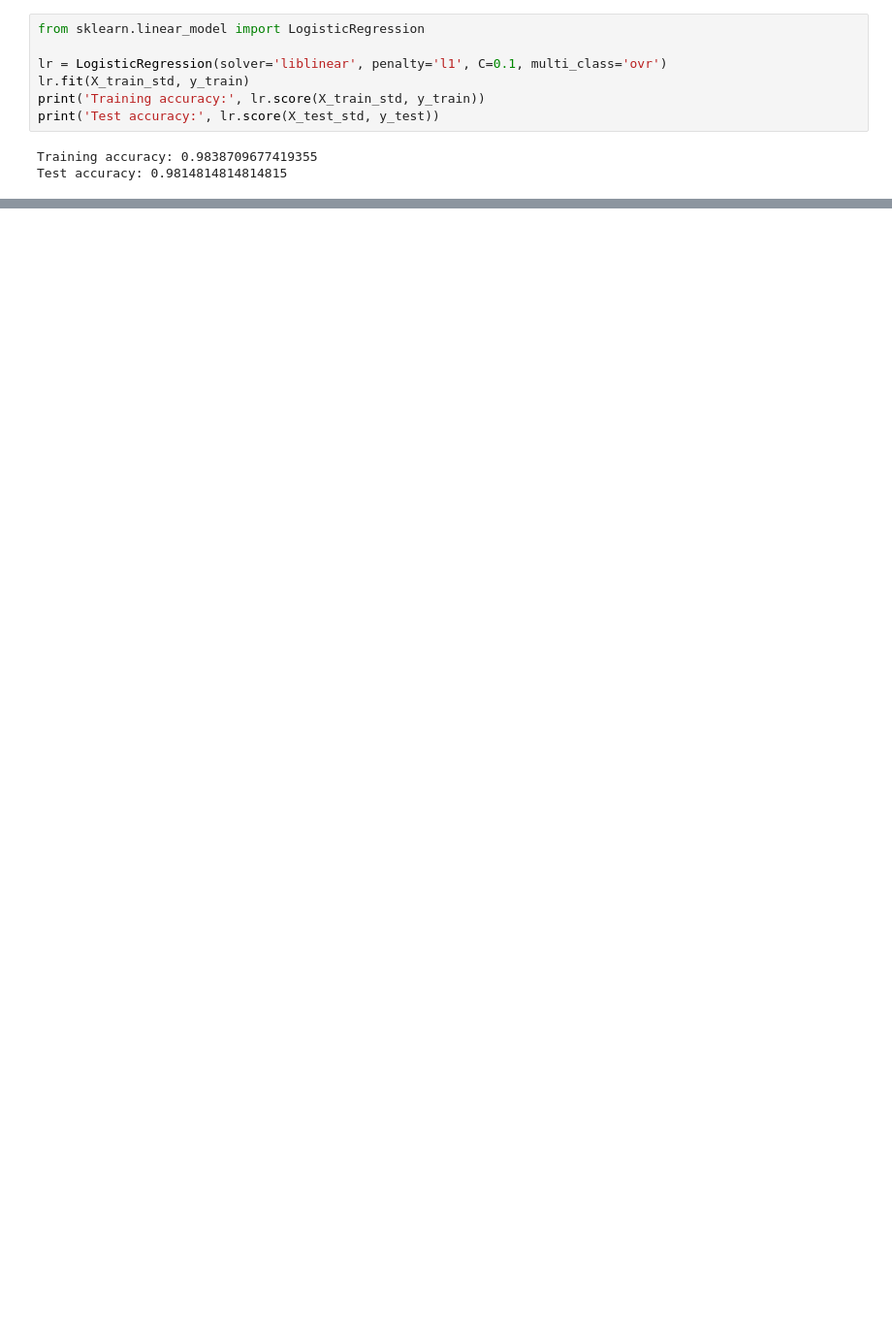
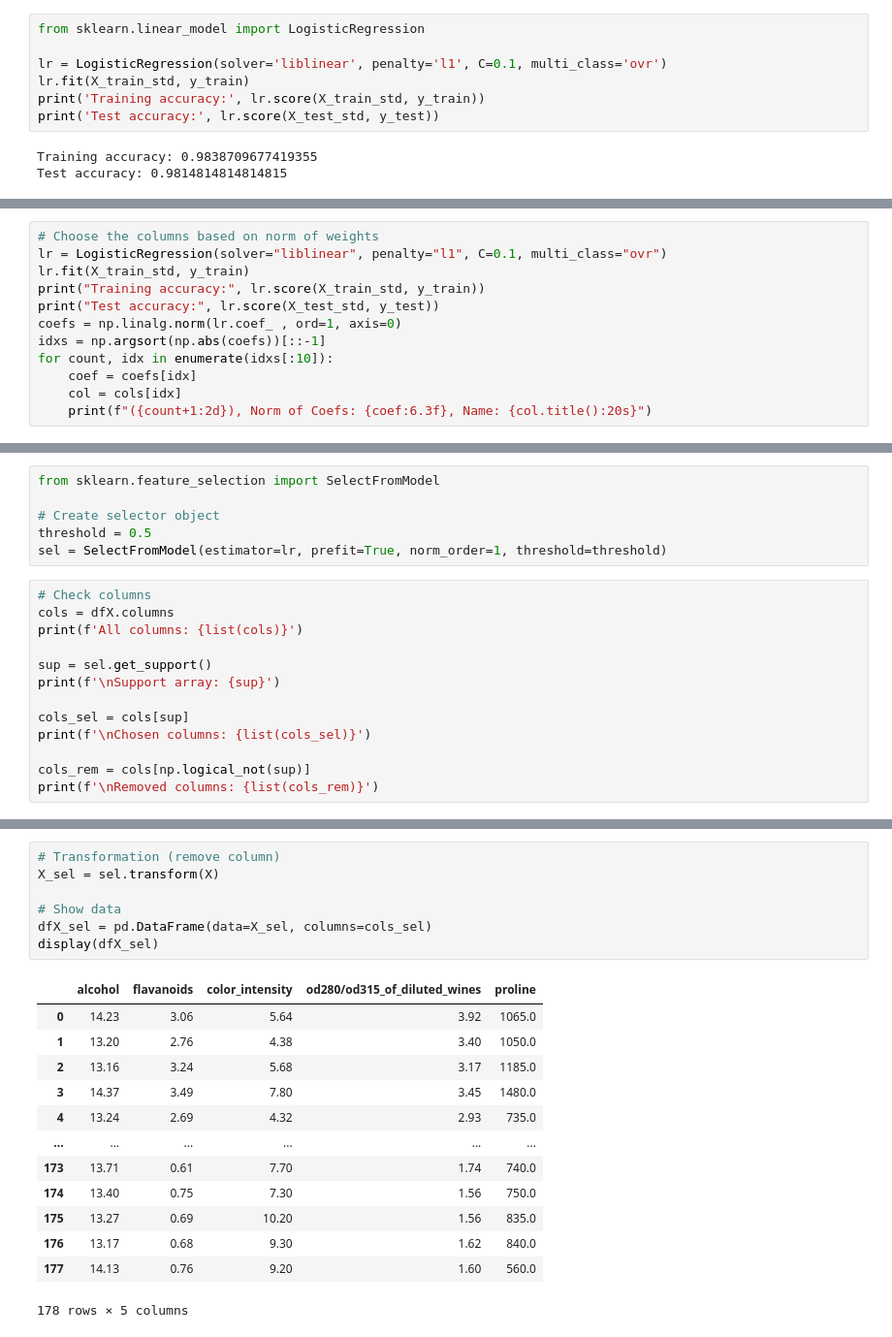
Before and after one commit to ie-ai-class/ai-2564-1, a Jupyter notebook: Topic 03 - Data Preprocessing/T51 - Feature selection - L1.ipynb, the cells around one changed output, grey strips where cells are left out. Shown at 97% size. Saved outputs shown, nothing was run; the diff lists cells and outputs as text; blank space fills up the shorter version.

```diff
--- a/Topic 03 - Data Preprocessing/T51 - Feature selection - L1.ipynb
+++ b/Topic 03 - Data Preprocessing/T51 - Feature selection - L1.ipynb
@@ -98,0 +113,12 @@ colors = [(0.12156862745098039, 0.4666666666666667, 0.7058823529411765), (1.0, 0
+# %%
+# Choose the columns based on norm of weights
+lr = LogisticRegression(solver="liblinear", penalty="l1", C=0.1, multi_class="ovr")
+lr.fit(X_train_std, y_train)
+print("Training accuracy:", lr.score(X_train_std, y_train))
+print("Test accuracy:", lr.score(X_test_std, y_test))
+coefs = np.linalg.norm(lr.coef_ , ord=1, axis=0)
+idxs = np.argsort(np.abs(coefs))[::-1]
+for count, idx in enumerate(idxs[:10]):
+    coef = coefs[idx]
+    col = cols[idx]
+    print(f"({count+1:2d}), Norm of Coefs: {coef:6.3f}, Name: {col.title():20s}")
@@ -98,0 +142,19 @@ colors = [(0.12156862745098039, 0.4666666666666667, 0.7058823529411765), (1.0, 0
+# %%
+from sklearn.feature_selection import SelectFromModel
+
+# Create selector object
+threshold = 0.5
+sel = SelectFromModel(estimator=lr, prefit=True, norm_order=1, threshold=threshold)
+# %%
+# Check columns
+cols = dfX.columns
+print(f'All columns: {list(cols)}')
+
+sup = sel.get_support()
+print(f'\nSupport array: {sup}')
+
+cols_sel = cols[sup]
+print(f'\nChosen columns: {list(cols_sel)}')
+
+cols_rem = cols[np.logical_not(sup)]
+print(f'\nRemoved columns: {list(cols_rem)}')
@@ -98,0 +170,21 @@ colors = [(0.12156862745098039, 0.4666666666666667, 0.7058823529411765), (1.0, 0
+# %%
+# Transformation (remove column)
+X_sel = sel.transform(X)
+
+# Show data
+dfX_sel = pd.DataFrame(data=X_sel, columns=cols_sel)
+display(dfX_sel)
+# %% [output]
+|  | alcohol | flavanoids | color_intensity | od280/od315_of_diluted_wines | proline |
+| 0 | 14.23 | 3.06 | 5.64 | 3.92 | 1065.0 |
+| 1 | 13.20 | 2.76 | 4.38 | 3.40 | 1050.0 |
+| 2 | 13.16 | 3.24 | 5.68 | 3.17 | 1185.0 |
+| 3 | 14.37 | 3.49 | 7.80 | 3.45 | 1480.0 |
+| 4 | 13.24 | 2.69 | 4.32 | 2.93 | 735.0 |
+| ... | ... | ... | ... | ... | ... |
+| 173 | 13.71 | 0.61 | 7.70 | 1.74 | 740.0 |
+| 174 | 13.40 | 0.75 | 7.30 | 1.56 | 750.0 |
+| 175 | 13.27 | 0.69 | 10.20 | 1.56 | 835.0 |
+| 176 | 13.17 | 0.68 | 9.30 | 1.62 | 840.0 |
+| 177 | 14.13 | 0.76 | 9.20 | 1.60 | 560.0 |
+178 rows × 5 columns
```
Also changed, not shown: parts of 11 cells of this notebook, 2 other files.
